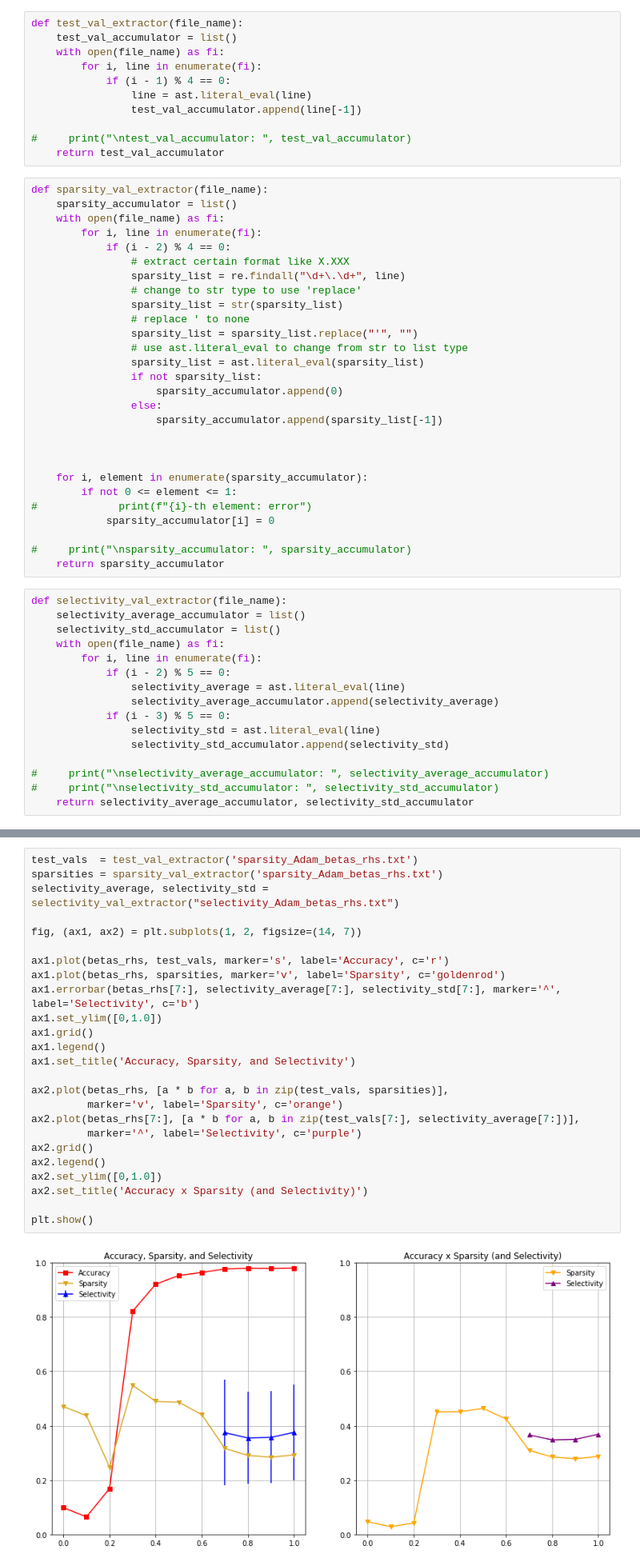
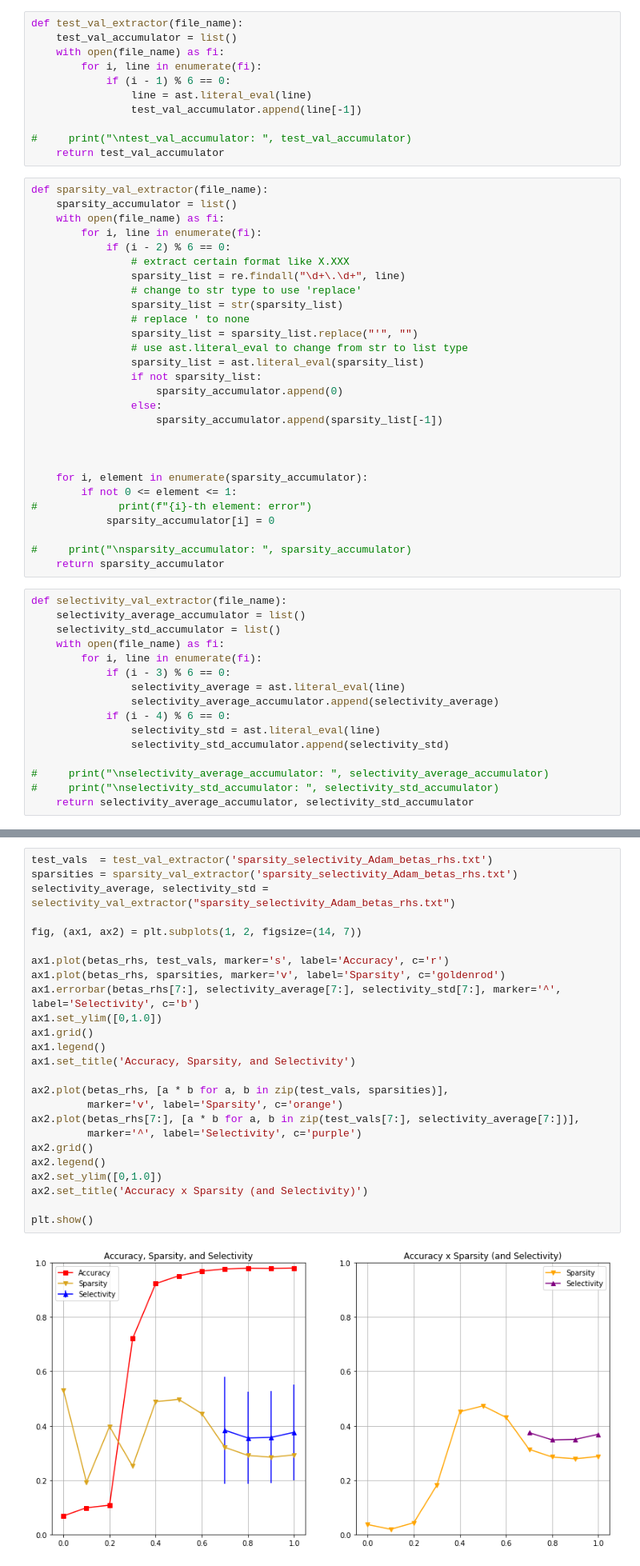
Before and after one commit to 7201krap/COMS30045_Individual-Project, a Jupyter notebook: FINAL/Graphs/data_hyper/sparsity_selectivity_graph.ipynb, the cells around one changed output, grey strips where cells are left out. Shown at 80% size. Drawn from its saved outputs; the diff is of its cells as text.

Commit message:
updated graphs

```diff
--- a/FINAL/Graphs/data_hyper/sparsity_selectivity_graph.ipynb
+++ b/FINAL/Graphs/data_hyper/sparsity_selectivity_graph.ipynb
@@ -11,7 +11,7 @@ def test_val_extractor(file_name):
     test_val_accumulator = list()
     with open(file_name) as fi:
         for i, line in enumerate(fi):
-            if (i - 1) % 4 == 0:
+            if (i - 1) % 6 == 0:
                 line = ast.literal_eval(line)
                 test_val_accumulator.append(line[-1])
 
@@ -22,7 +22,7 @@ def sparsity_val_extractor(file_name):
     sparsity_accumulator = list()
     with open(file_name) as fi:
         for i, line in enumerate(fi):
-            if (i - 2) % 4 == 0:
+            if (i - 2) % 6 == 0:
                 # extract certain format like X.XXX
                 sparsity_list = re.findall("\d+\.\d+", line)
                 # change to str type to use 'replace'
@@ -51,10 +51,10 @@ def selectivity_val_extractor(file_name):
     selectivity_std_accumulator = list()
     with open(file_name) as fi:
         for i, line in enumerate(fi):
-            if (i - 2) % 5 == 0:
+            if (i - 3) % 6 == 0:
                 selectivity_average = ast.literal_eval(line)
                 selectivity_average_accumulator.append(selectivity_average)
-            if (i - 3) % 5 == 0:
+            if (i - 4) % 6 == 0:
                 selectivity_std = ast.literal_eval(line)
                 selectivity_std_accumulator.append(selectivity_std)
 
@@ -269,32 +269,32 @@ all_plotter(betas_lhs, test_vals, sparsities, selectivity_average, selectivity_s
 # %% [markdown]
 ## betas rhs 재검토 필요
 # %%
-test_vals  = test_val_extractor('sparsity_Adam_betas_rhs.txt')
-sparsities = sparsity_val_extractor('sparsity_Adam_betas_rhs.txt')
-selectivity_average, selectivity_std = selectivity_val_extractor("selectivity_Adam_betas_rhs.txt")
+test_vals  = test_val_extractor('sparsity_selectivity_Adam_betas_rhs.txt')
+sparsities = sparsity_val_extractor('sparsity_selectivity_Adam_betas_rhs.txt')
+selectivity_average, selectivity_std = selectivity_val_extractor("sparsity_selectivity_Adam_betas_rhs.txt")
 
 fig, (ax1, ax2) = plt.subplots(1, 2, figsize=(14, 7))
 
 ax1.plot(betas_rhs, test_vals, marker='s', label='Accuracy', c='r')
 ax1.plot(betas_rhs, sparsities, marker='v', label='Sparsity', c='goldenrod')
 ax1.errorbar(betas_rhs[7:], selectivity_average[7:], selectivity_std[7:], marker='^', label='Selectivity', c='b')
 ax1.set_ylim([0,1.0])
 ax1.grid()
 ax1.legend()
 ax1.set_title('Accuracy, Sparsity, and Selectivity')
 
 ax2.plot(betas_rhs, [a * b for a, b in zip(test_vals, sparsities)],
          marker='v', label='Sparsity', c='orange')
 ax2.plot(betas_rhs[7:], [a * b for a, b in zip(test_vals[7:], selectivity_average[7:])],
          marker='^', label='Selectivity', c='purple')
 ax2.grid()
 ax2.legend()
 ax2.set_ylim([0,1.0])
 ax2.set_title('Accuracy x Sparsity (and Selectivity)')
 
 plt.show()
 # %% [output]
-[figure, old version]
+[figure, new version]
 # %% [markdown]
 ## learning rate
 # %%
```
Also changed, not shown: parts of 16 cells of this notebook, 27 other files.
